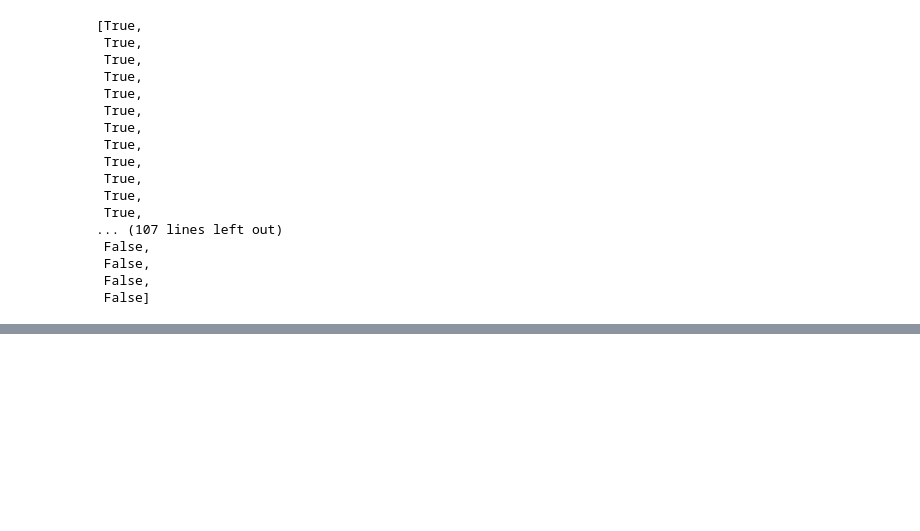
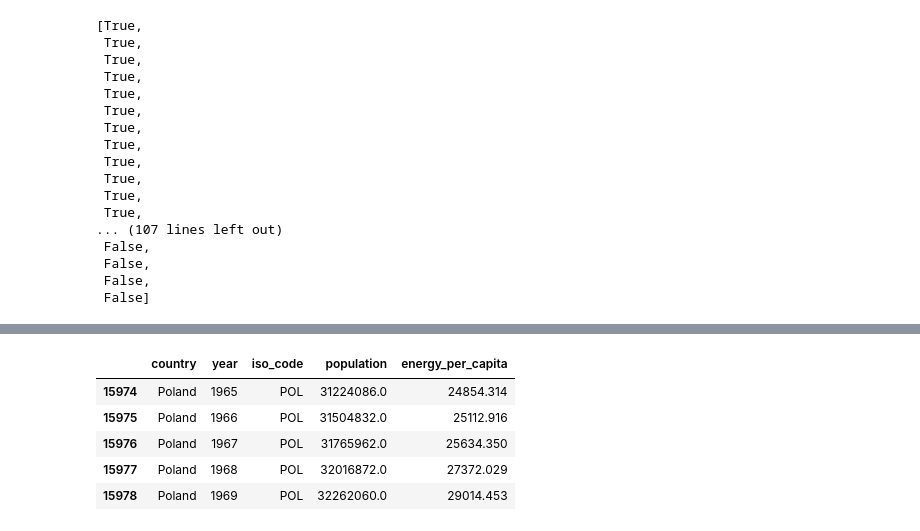
Before and after one commit to MateuszKwiat/pwr_ins, a Jupyter notebook: sme4/Big_data/lab/lab4/zad3_jn.ipynb, the cells around one changed output, grey strips where cells are left out. Cells and saved outputs as stored; diff of their text form; code cells hidden in the pictures; blank space fills up the shorter version.

```diff
--- a/sme4/Big_data/lab/lab4/zad3_jn.ipynb
+++ b/sme4/Big_data/lab/lab4/zad3_jn.ipynb
@@ -182,0 +160,10 @@ For example, when doing 'df[col].method(value, inplace=True)', try using 'df.met
+# %%
+df = df.dropna()
+df.head()
+# %% [output]
+|  | country | year | iso_code | population | energy_per_capita |
+| 15974 | Poland | 1965 | POL | 31224086.0 | 24854.314 |
+| 15975 | Poland | 1966 | POL | 31504832.0 | 25112.916 |
+| 15976 | Poland | 1967 | POL | 31765962.0 | 25634.350 |
+| 15977 | Poland | 1968 | POL | 32016872.0 | 27372.029 |
+| 15978 | Poland | 1969 | POL | 32262060.0 | 29014.453 |
```
Also changed, not shown: parts of 10 cells of this notebook.
